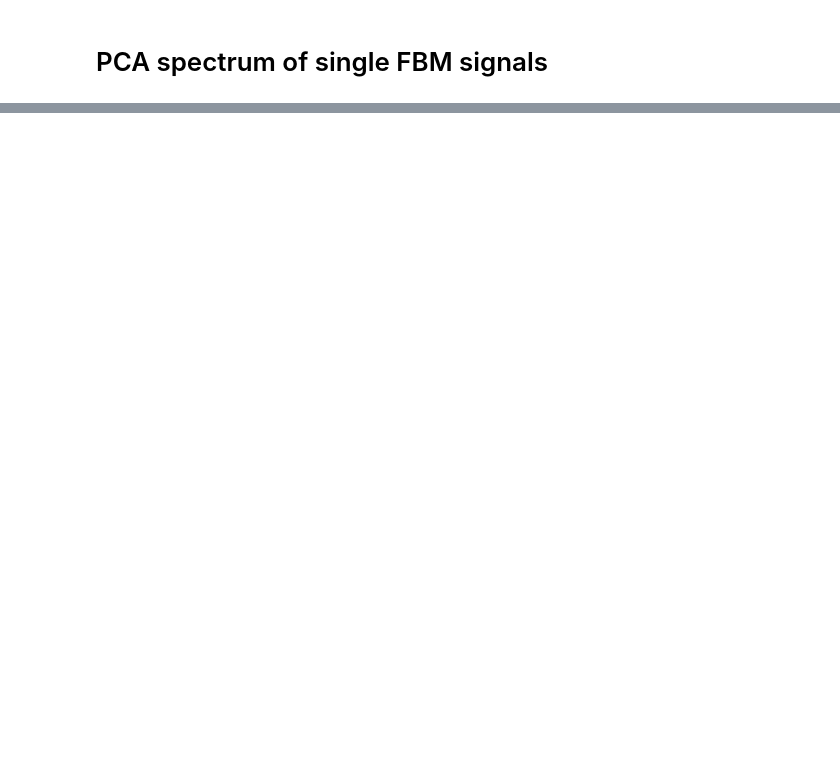
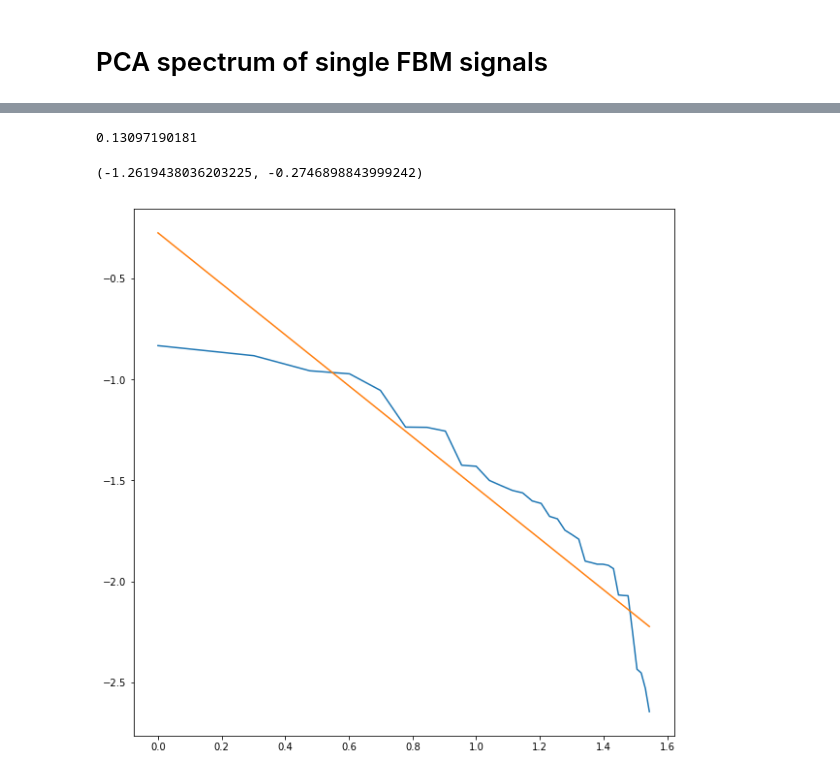
Before and after one commit to Agrim9/MultiFractal_Signal_Analysis, a Jupyter notebook: FBM_NB.ipynb, the cells around one changed output, grey strips where cells are left out. Saved outputs shown, nothing was run; the diff lists cells and outputs as text; code cells hidden in the pictures; blank space fills up the shorter version.

```diff
--- a/FBM_NB.ipynb
+++ b/FBM_NB.ipynb
@@ -125,0 +203,6 @@ plt.show()
+# %%
+get_wavelet_var('db10',0)
+# %% [output]
+0.13097190181
+(-1.2619438036203225, -0.2746898843999242)
+[figure, added]
```
Also changed, not shown: parts of 4 cells of this notebook.
